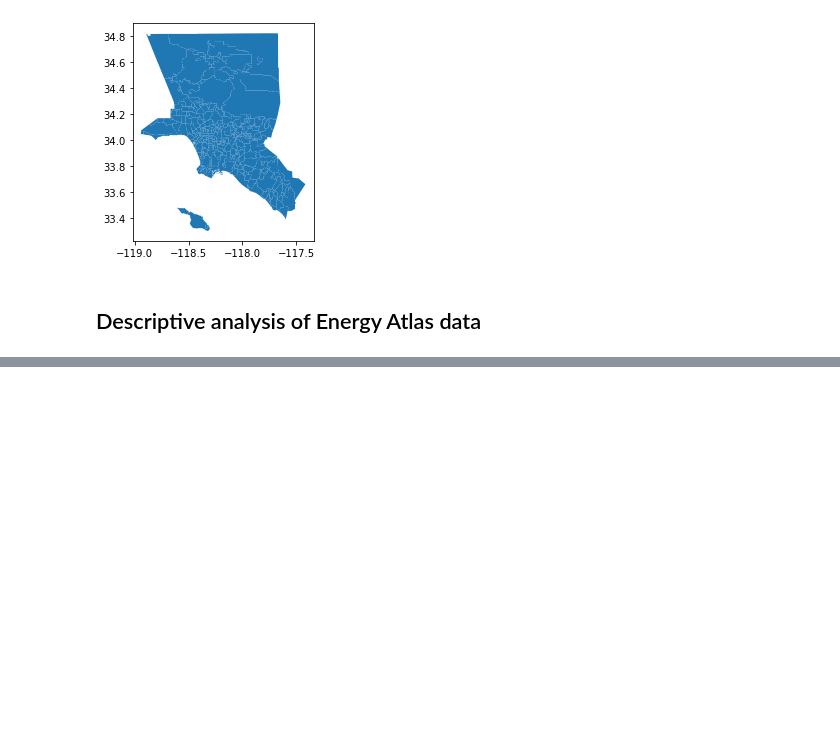
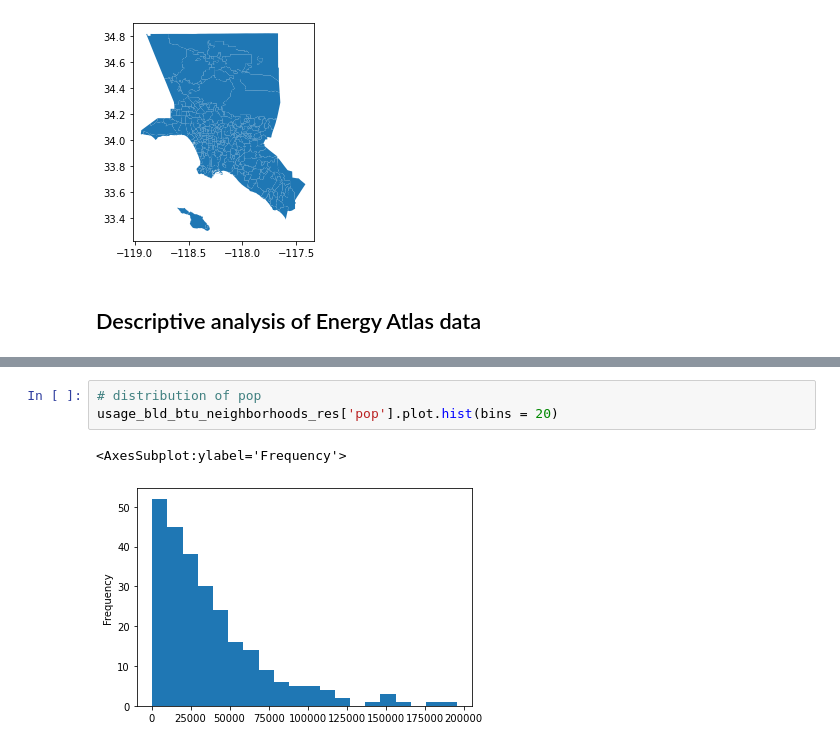
Before and after one commit to josephko91/anthropogenic-heat-la, a Jupyter notebook: anthropogenic-heat-buildings.ipynb, the cells around one changed output, grey strips where cells are left out. Drawn from its saved outputs; the diff is of its cells as text; blank space fills up the shorter version.

```diff
--- a/anthropogenic-heat-buildings.ipynb
+++ b/anthropogenic-heat-buildings.ipynb
@@ -119,0 +179,6 @@ usage_bld_btu_neighborhoods_res['pct_elec'].plot.hist(bins = 20)
+# %%
+# distribution of pop
+usage_bld_btu_neighborhoods_res['pop'].plot.hist(bins = 20)
+# %% [output]
+<AxesSubplot:ylabel='Frequency'>
+[figure, added]
```
Also changed, not shown: parts of 10 cells of this notebook.
